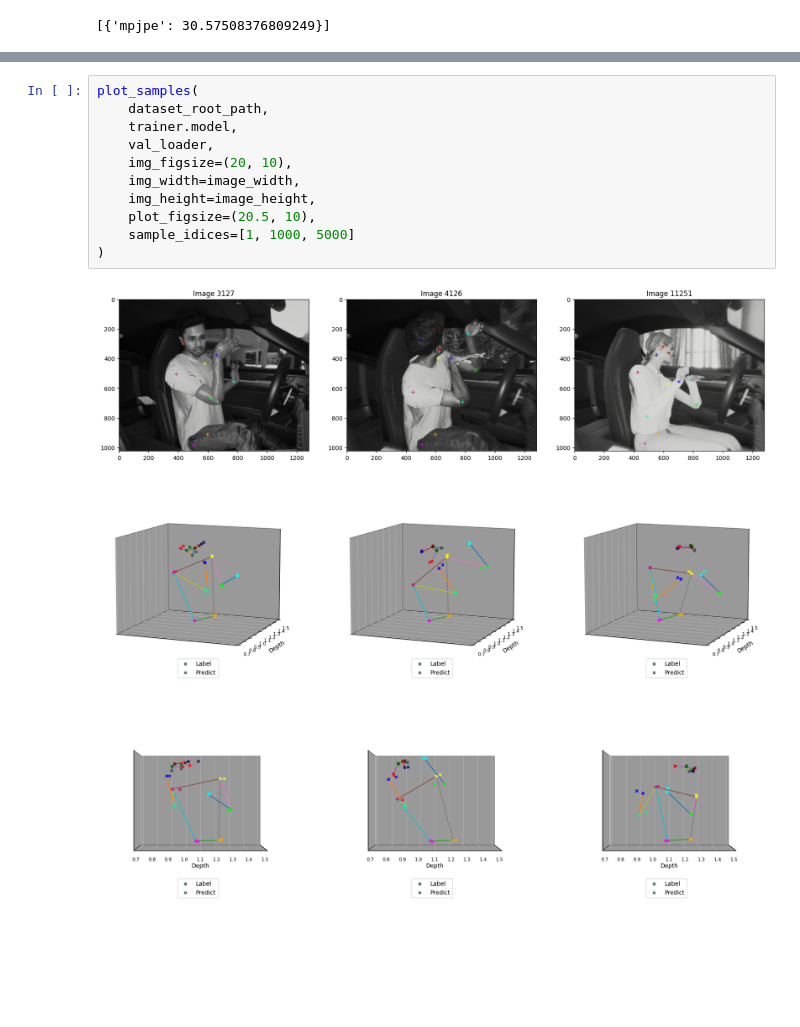
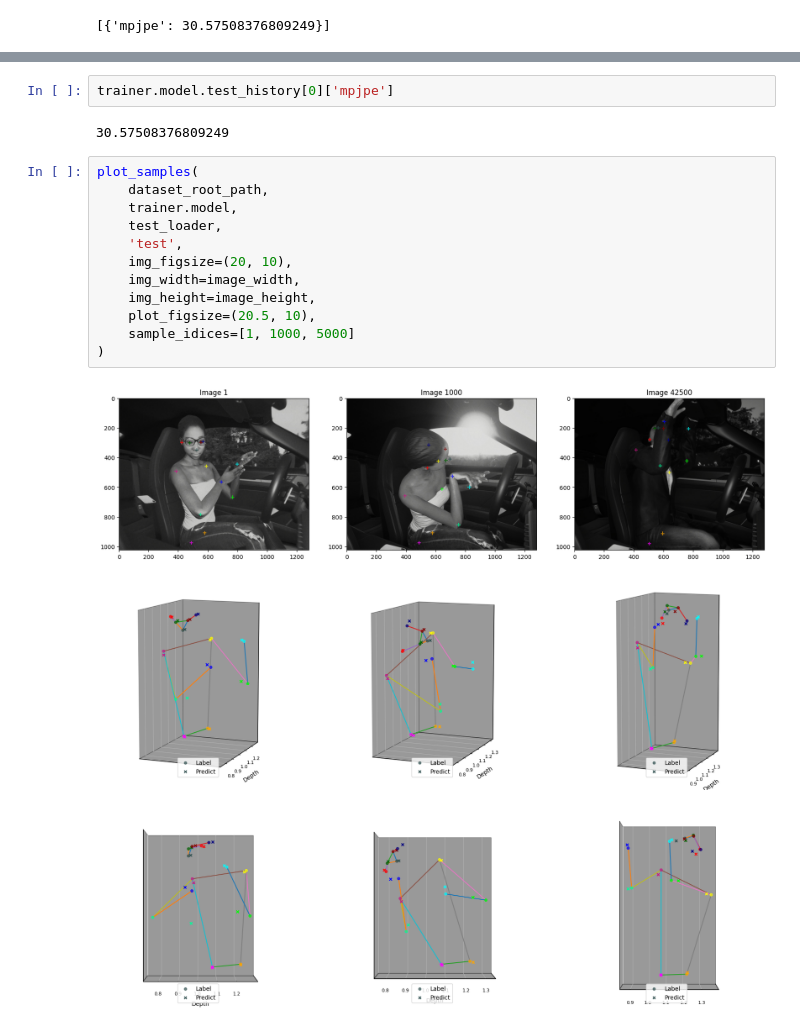
Before and after one commit to gentlerainsky/tuwien_thesis_3d_pose_estimation, a Jupyter notebook: script/lifter_2d_3d/linear_model/train/synthetic_cabin_ir/linear_model_with_2d_synthetic_cabin_ir_gt_2d_keypoint.ipynb, the cells around one changed output, grey strips where cells are left out. Saved outputs shown, nothing was run; the diff lists cells and outputs as text; blank space fills up the shorter version.

```diff
--- a/script/lifter_2d_3d/linear_model/train/synthetic_cabin_ir/linear_model_with_2d_synthetic_cabin_ir_gt_2d_keypoint.ipynb
+++ b/script/lifter_2d_3d/linear_model/train/synthetic_cabin_ir/linear_model_with_2d_synthetic_cabin_ir_gt_2d_keypoint.ipynb
@@ -170,15 +187,20 @@ test mpjpe: 30.57508376809249
+# %%
+trainer.model.test_history[0]['mpjpe']
+# %% [output]
+30.57508376809249
 # %%
 plot_samples(
     dataset_root_path,
     trainer.model,
-    val_loader,
+    test_loader,
+    'test',
     img_figsize=(20, 10),
     img_width=image_width,
     img_height=image_height,
     plot_figsize=(20.5, 10),
     sample_idices=[1, 1000, 5000]
 )
 # %% [output]
-[figure, old version]
+[figure, new version]
-[figure, old version]
+[figure, new version]
-[figure, old version]
+[figure, new version]
```
Also changed, not shown: parts of 2 cells of this notebook, 26 other files.
